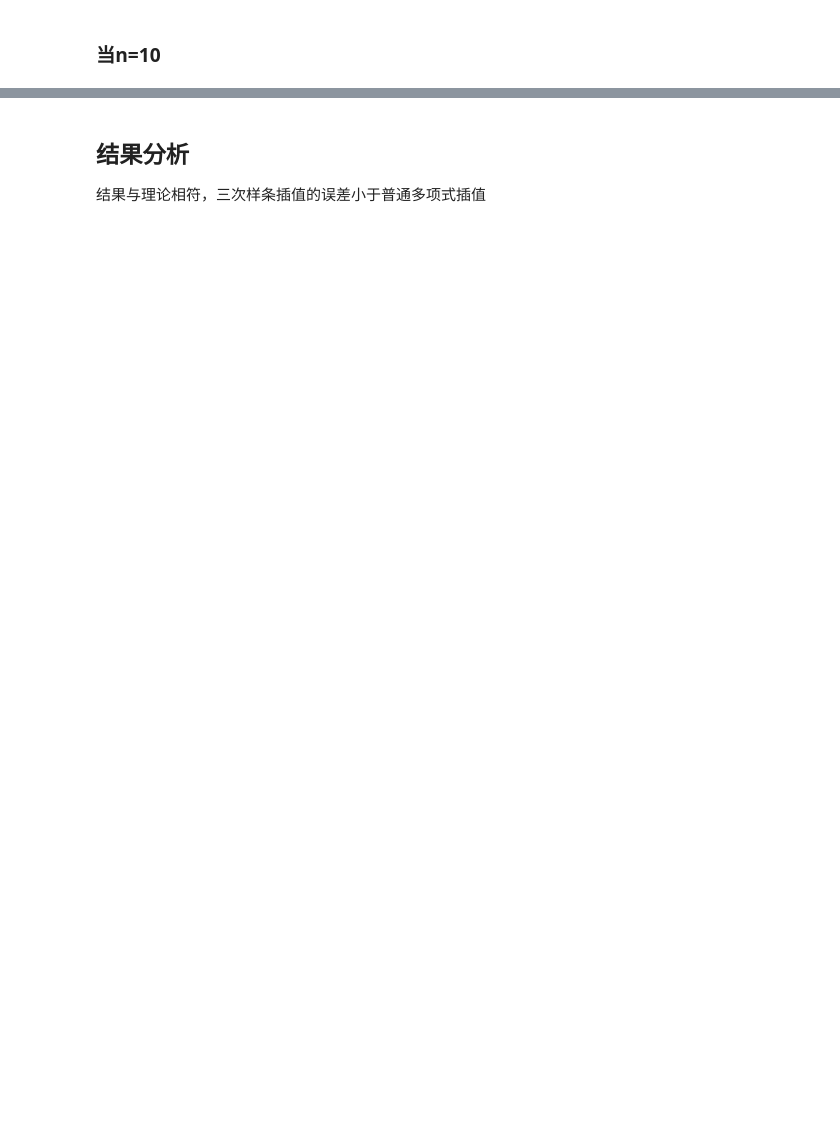
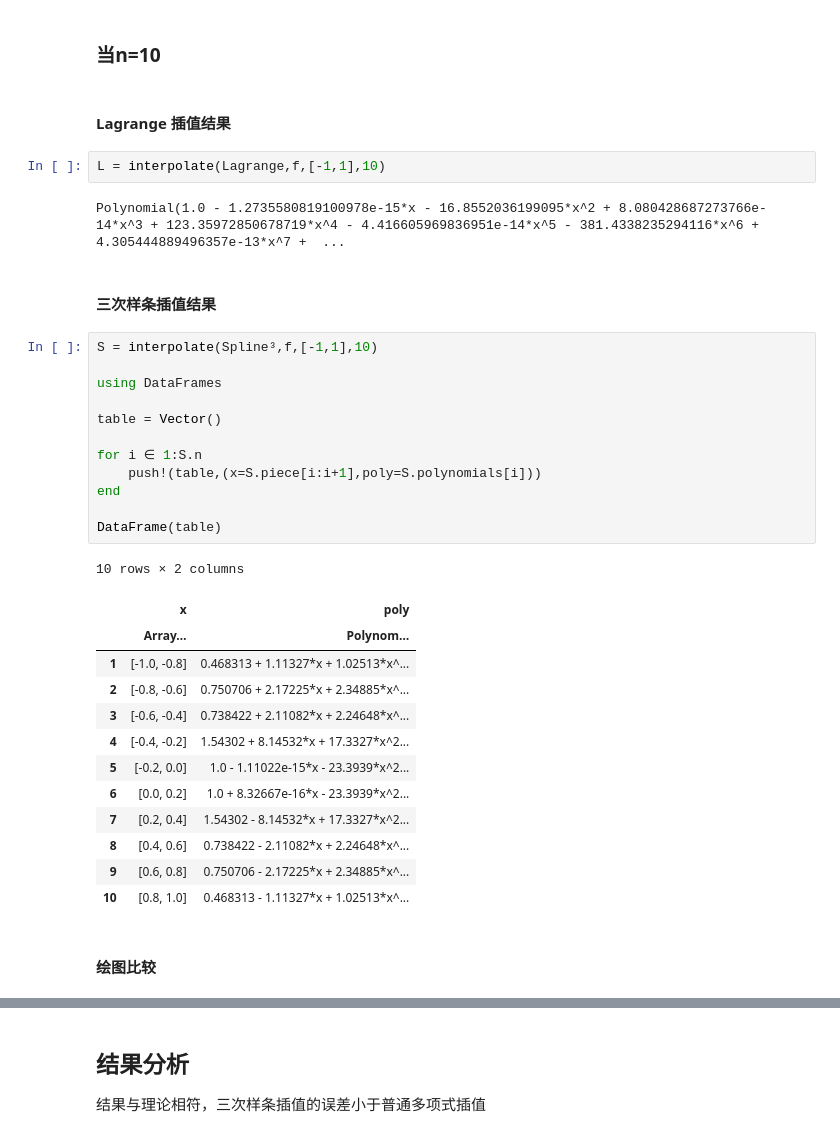
Before and after one commit to Algebra-FUN/Numerical-Analysis, a Jupyter notebook: Julia/Interpolate.ipynb, the cells around one changed output, grey strips where cells are left out. Saved outputs shown, nothing was run; the diff lists cells and outputs as text; blank space fills up the shorter version.

```diff
--- a/Julia/Interpolate.ipynb
+++ b/Julia/Interpolate.ipynb
@@ -188,5 +193,41 @@ experiment(n=6)
 # %% [markdown]
 ### 当n=10
+# %% [markdown]
+#### Lagrange 插值结果
+# %%
+L = interpolate(Lagrange,f,[-1,1],10)
+# %% [output]
+Polynomial(1.0 - 1.2735580819100978e-15*x - 16.8552036199095*x^2 + 8.080428687273766e-14*x^3 + 123.35972850678719*x^4 - 4.416605969836951e-14*x^5 - 381.4338235294116*x^6 + 4.305444889496357e-13*x^7 +  ...
+# %% [markdown]
+#### 三次样条插值结果
+# %%
+S = interpolate(Spline³,f,[-1,1],10)
+
+using DataFrames
+
+table = Vector()
+
+for i ∈ 1:S.n
+    push!(table,(x=S.piece[i:i+1],poly=S.polynomials[i]))
+end
+
+DataFrame(table)
+# %% [output]
+10 rows × 2 columns
+|  | x | poly |
+|  | Array… | Polynom… |
+| 1 | [-1.0, -0.8] | 0.468313 + 1.11327*x + 1.02513*x^... |
+| 2 | [-0.8, -0.6] | 0.750706 + 2.17225*x + 2.34885*x^... |
+| 3 | [-0.6, -0.4] | 0.738422 + 2.11082*x + 2.24648*x^... |
+| 4 | [-0.4, -0.2] | 1.54302 + 8.14532*x + 17.3327*x^2... |
+| 5 | [-0.2, 0.0] | 1.0 - 1.11022e-15*x - 23.3939*x^2... |
+| 6 | [0.0, 0.2] | 1.0 + 8.32667e-16*x - 23.3939*x^2... |
+| 7 | [0.2, 0.4] | 1.54302 - 8.14532*x + 17.3327*x^2... |
+| 8 | [0.4, 0.6] | 0.738422 - 2.11082*x + 2.24648*x^... |
+| 9 | [0.6, 0.8] | 0.750706 - 2.17225*x + 2.34885*x^... |
+| 10 | [0.8, 1.0] | 0.468313 - 1.11327*x + 1.02513*x^... |
+# %% [markdown]
+#### 绘图比较
 # %%
 experiment(n=10)
 # %% [output]
```
Also changed, not shown: parts of 6 cells of this notebook, 7 other files.
